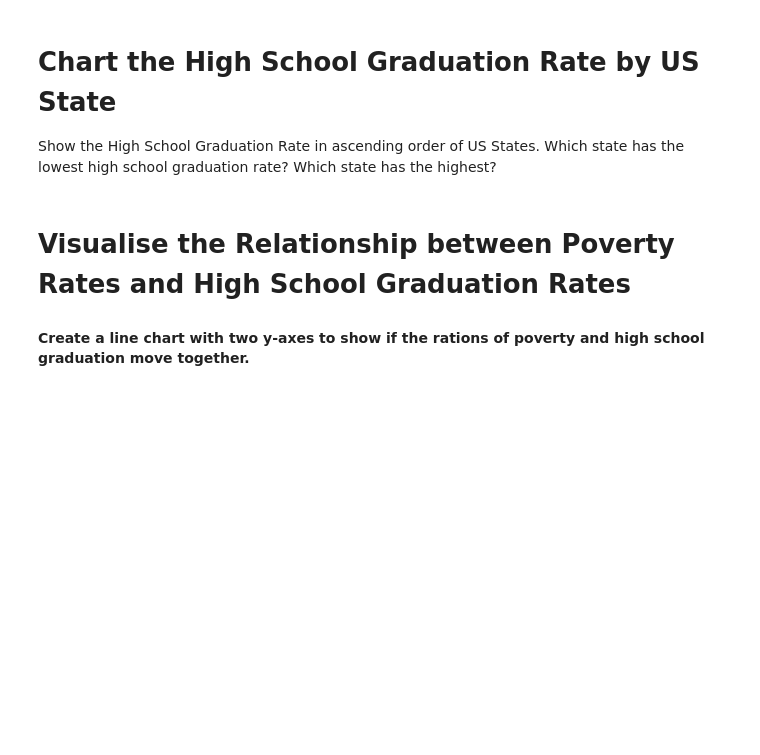
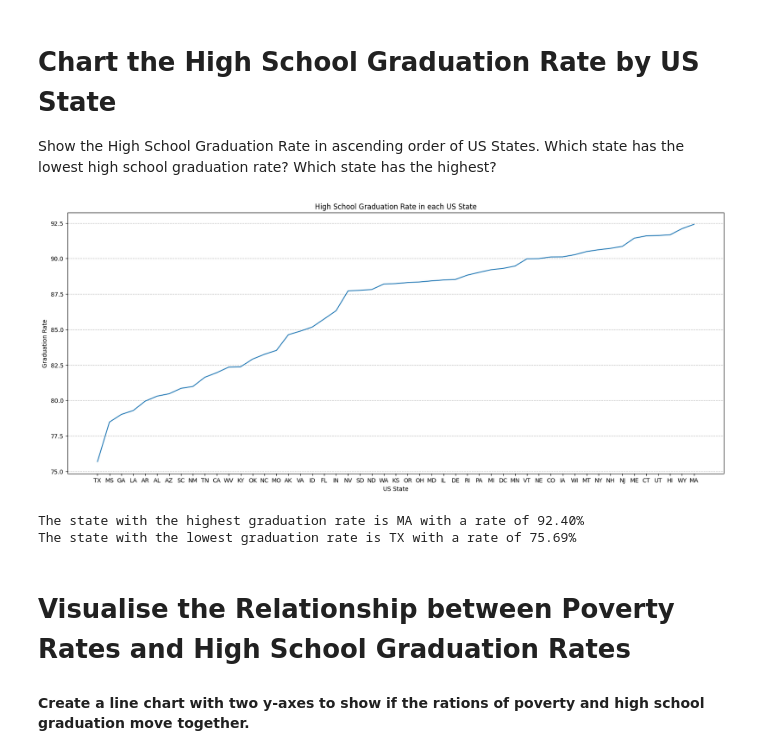
Before and after one commit to Lucasqrz1/100_days_of_code, a Jupyter notebook: Day_100/Fatal_Force_(start).ipynb, the cells around one changed output. Saved outputs shown, nothing was run; the diff lists cells and outputs as text; code cells hidden in the pictures; blank space fills up the shorter version.

Commit message:
hs grad rate

```diff
--- a/Day_100/Fatal_Force_(start).ipynb
+++ b/Day_100/Fatal_Force_(start).ipynb
@@ -125,6 +125,25 @@ The state with the lowest poverty rate is NJ with a rate of 8.19%
 # Chart the High School Graduation Rate by US State
 
 Show the High School Graduation Rate in ascending order of US States. Which state has the lowest high school graduation rate? Which state has the highest?
+# %%
+df_pct_completed_hs['percent_completed_hs'] = pd.to_numeric(df_pct_completed_hs['percent_completed_hs'], errors='coerce') # Convert percent_completed_hs to numeric, forcing errors to NaN
+df_pct_completed_hs.dropna(inplace=True) # Drop rows with NaN values in poverty_rate
+completed_hs_rate = df_pct_completed_hs.groupby('Geographic Area')['percent_completed_hs'].mean().sort_values(ascending=True).reset_index() # Calculate average high school completion rate by state
+# %%
+plt.figure(figsize=(20, 8))
+plt.plot(completed_hs_rate['Geographic Area'], completed_hs_rate['percent_completed_hs'])
+plt.xlabel("US State")
+plt.ylabel("Graduation Rate")
+plt.title("High School Graduation Rate in each US State")
+plt.grid(axis='y', linestyle='--', alpha=0.8)
+plt.show()
+
+print(f'The state with the highest graduation rate is {completed_hs_rate.iloc[-1]["Geographic Area"]} with a rate of {completed_hs_rate.iloc[-1]["percent_completed_hs"]:.2f}%')
+print(f'The state with the lowest graduation rate is {completed_hs_rate.iloc[0]["Geographic Area"]} with a rate of {completed_hs_rate.iloc[0]["percent_completed_hs"]:.2f}%')
+# %% [output]
+[figure, added]
+The state with the highest graduation rate is MA with a rate of 92.40%
+The state with the lowest graduation rate is TX with a rate of 75.69%
 # %% [markdown]
 # Visualise the Relationship between Poverty Rates and High School Graduation Rates
 
```
